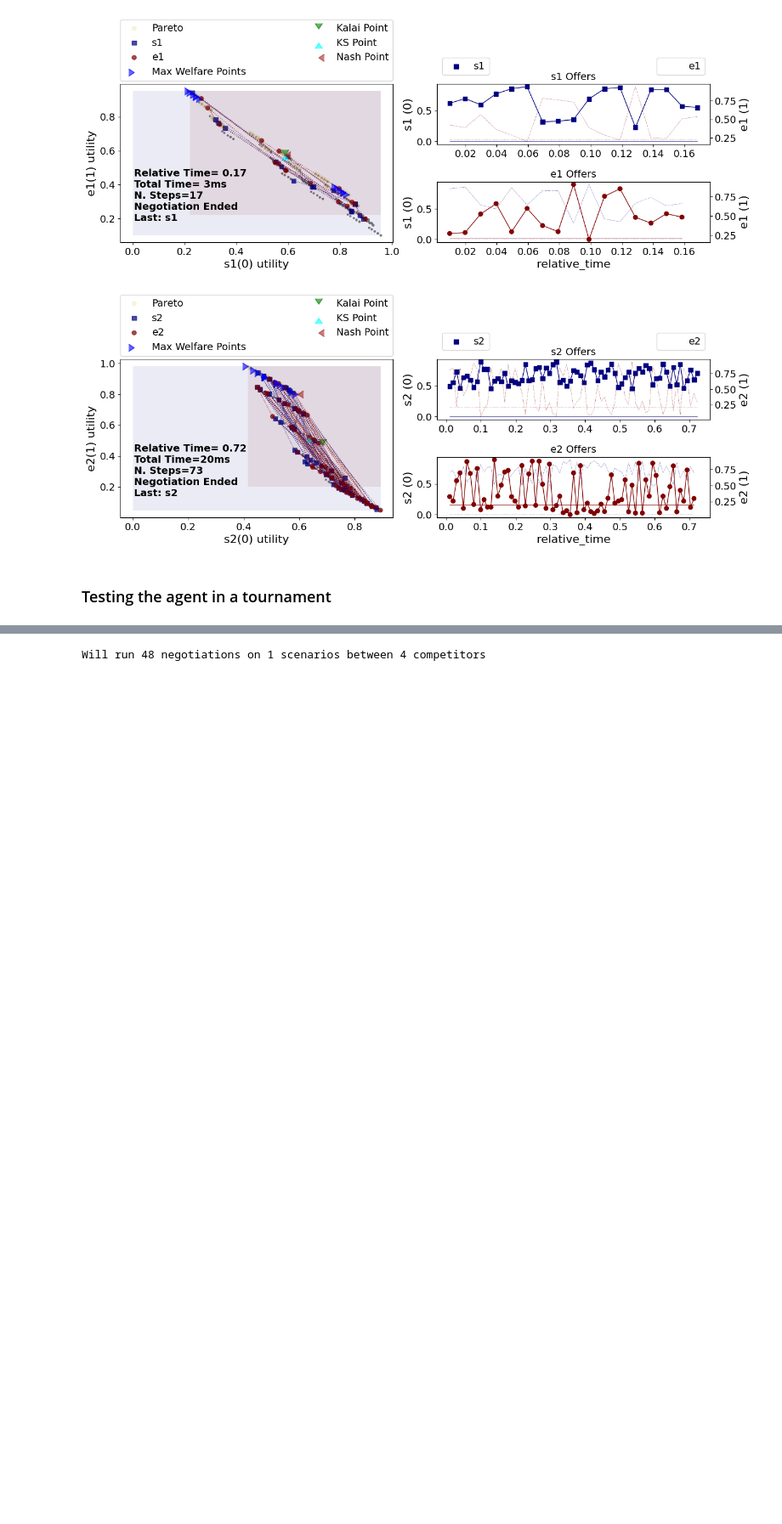
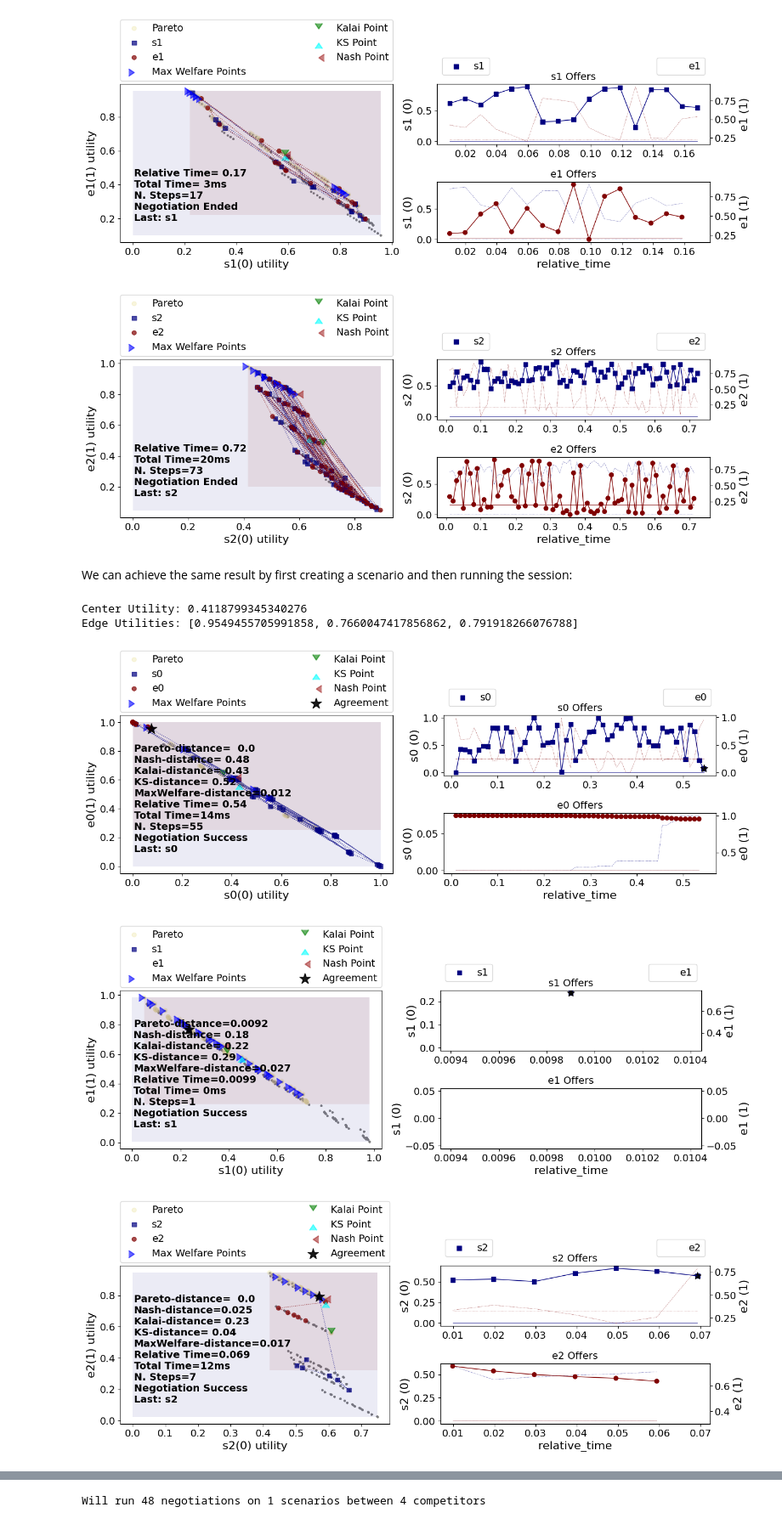
Before and after one commit to autoneg/anl2025, a Jupyter notebook: docs/docs/tutorials/notebooks/tutorial_develop.ipynb, the cells around one changed output, grey strips where cells are left out. Shown at 85% size. Saved outputs shown, nothing was run; the diff lists cells and outputs as text; code cells hidden in the pictures; blank space fills up the shorter version.

```diff
--- a/docs/docs/tutorials/notebooks/tutorial_develop.ipynb
+++ b/docs/docs/tutorials/notebooks/tutorial_develop.ipynb
@@ -87,5 +93,17 @@ Edge Utilities: [0.8239836532367947, 0.2199970863178983, 0.20403851233135215]
 [figure]
 [figure]
 [figure]
-# %% [markdown]
-### Testing the agent in a tournament
+# %% [markdown]
+We can achieve the same result by first creating a scenario and then running the session:
+# %%
+from anl2025 import make_multideal_scenario, run_session
+
+scenario = make_multideal_scenario(nedges=3)
+results = run_session(scenario, center_type=MyRandom2025)
+print(f"Center Utility: {results.center_utility}\nEdge Utilities: {results.edge_utilities}")
+# %% [output]
+Center Utility: 0.4118799345340276
+Edge Utilities: [0.9549455705991858, 0.7660047417856862, 0.791918266076788]
+[figure, added]
+[figure, added]
+[figure, added]
```
Also changed, not shown: parts of 15 cells of this notebook, 54 other files.
